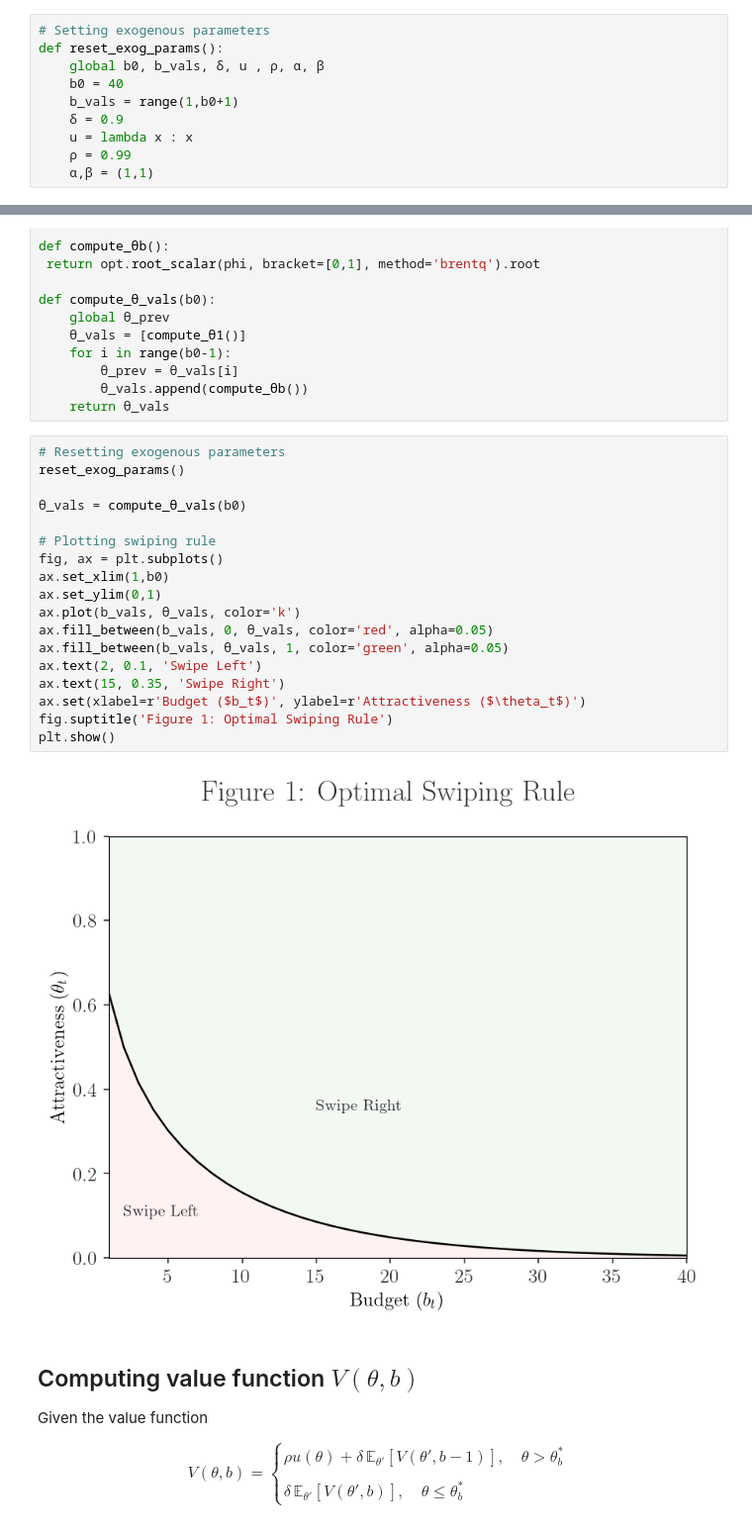
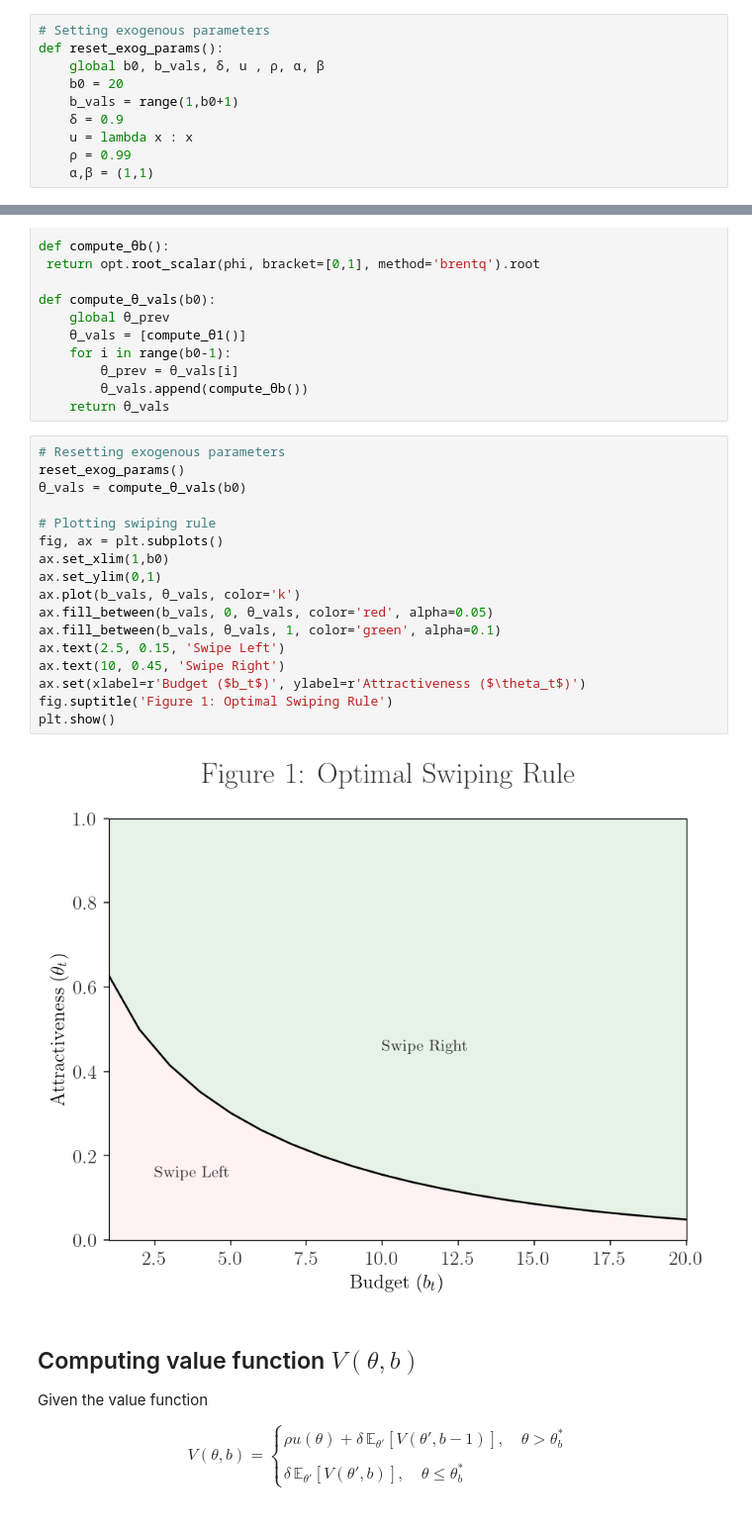
Before and after one commit to patohdzs/project-swipe, a Jupyter notebook: toy-model-one/toy-model-one.ipynb, the cells around one changed output, grey strips where cells are left out. Shown: that part at 99% size. Drawn from its saved outputs; the diff is of its cells as text.

```diff
--- a/toy-model-one/toy-model-one.ipynb
+++ b/toy-model-one/toy-model-one.ipynb
@@ -43,7 +43,7 @@ $$
 # Setting exogenous parameters
 def reset_exog_params():
     global b0, b_vals, δ, u , ρ, α, β
-    b0 = 40
+    b0 = 20
     b_vals = range(1,b0+1)
     δ = 0.9
     u = lambda x : x
@@ -127,23 +127,22 @@ def compute_θ_vals(b0):
 # %%
 # Resetting exogenous parameters
 reset_exog_params()
-
 θ_vals = compute_θ_vals(b0)
 
 # Plotting swiping rule
 fig, ax = plt.subplots()
 ax.set_xlim(1,b0)
 ax.set_ylim(0,1)
 ax.plot(b_vals, θ_vals, color='k')
 ax.fill_between(b_vals, 0, θ_vals, color='red', alpha=0.05)
-ax.fill_between(b_vals, θ_vals, 1, color='green', alpha=0.05)
-ax.text(2, 0.1, 'Swipe Left')
-ax.text(15, 0.35, 'Swipe Right')
+ax.fill_between(b_vals, θ_vals, 1, color='green', alpha=0.1)
+ax.text(2.5, 0.15, 'Swipe Left')
+ax.text(10, 0.45, 'Swipe Right')
 ax.set(xlabel=r'Budget ($b_t$)', ylabel=r'Attractiveness ($\theta_t$)')
 fig.suptitle('Figure 1: Optimal Swiping Rule')
 plt.show()
 # %% [output]
-[figure, old version]
+[figure, new version]
 # %% [markdown]
 ## Computing value function $V(\theta,b)$
 
```
Also changed, not shown: parts of 7 cells of this notebook.
